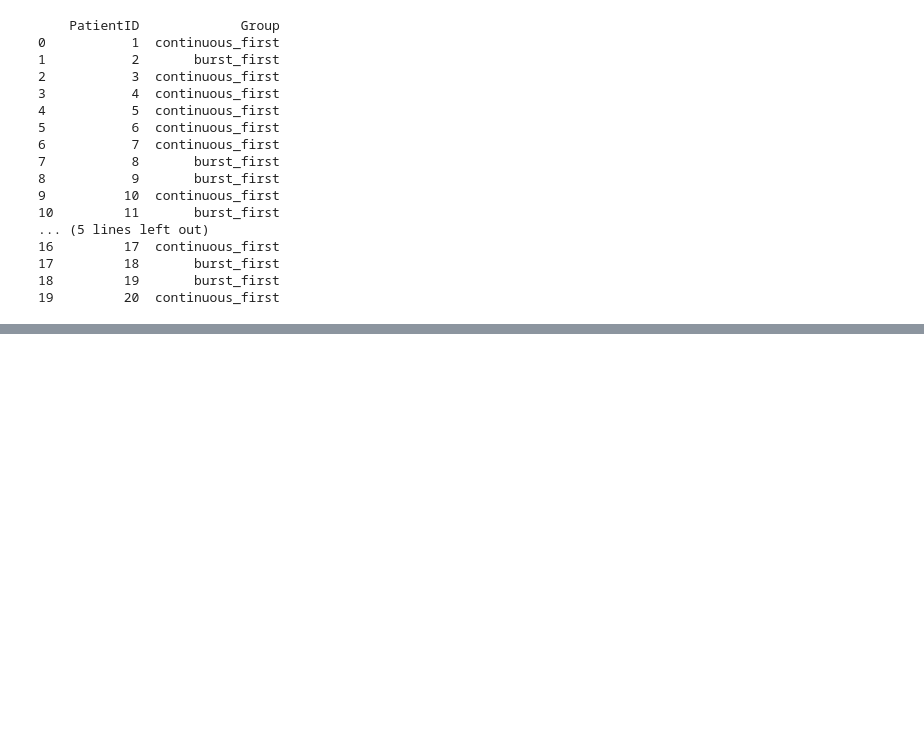
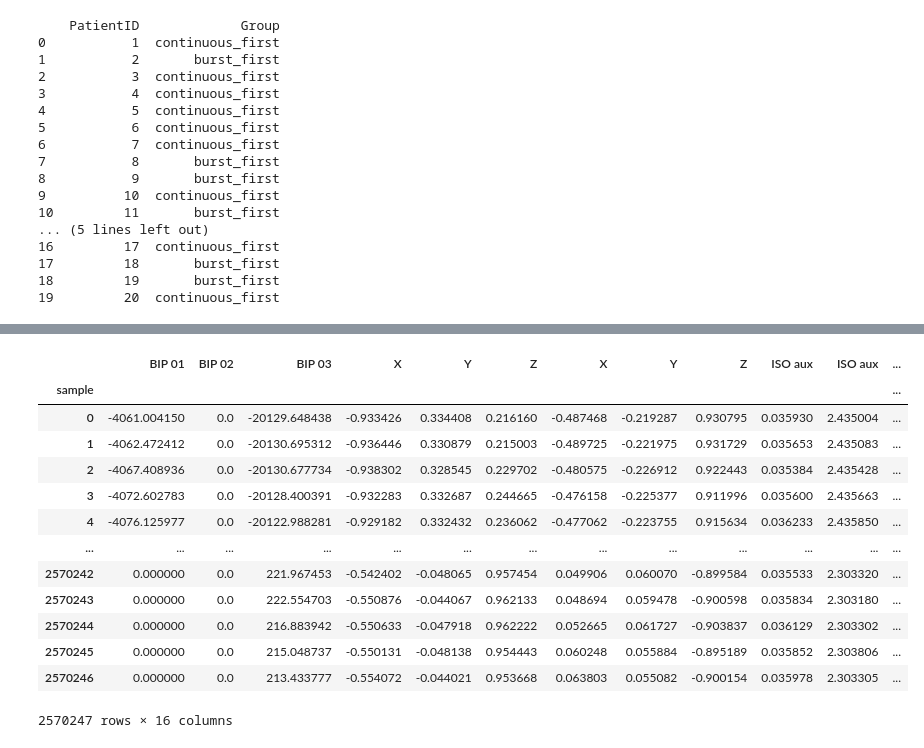
Before and after one commit to JKBehnke/patterned_DBS, a Jupyter notebook: notebooks/burst_dbs_helpers.ipynb, the cells around one changed output, grey strips where cells are left out. Cells and saved outputs as stored; diff of their text form; code cells hidden in the pictures; blank space fills up the shorter version.

```diff
--- a/notebooks/burst_dbs_helpers.ipynb
+++ b/notebooks/burst_dbs_helpers.ipynb
@@ -40,0 +149,8 @@ print(patients)
+# %%
+xdf_structured_data = xdf_structure.get_xdf_structure(
+    sub="084",
+    stimulation="burst_on",
+    medication="on",
+    task="updrs",
+    run="1",
+)
@@ -40,0 +175,6 @@ print(patients)
+# %%
+path = xdf_structured_data["xdf_path"]
+
+
+streams = XdfData(path).resolve_streams()
+streams
@@ -40,0 +186,2 @@ print(patients)
+# %%
+xdf = XdfData(path).load()
@@ -40,0 +200,17 @@ print(patients)
+# %%
+xdf.data(1)
+# %% [output]
+|  | BIP 01 | BIP 02 | BIP 03 | X | Y | Z | X | Y | Z | ISO aux | ISO aux | ... |
+| sample |  |  |  |  |  |  |  |  |  |  |  | ... |
+| 0 | -4061.004150 | 0.0 | -20129.648438 | -0.933426 | 0.334408 | 0.216160 | -0.487468 | -0.219287 | 0.930795 | 0.035930 | 2.435004 | ... |
+| 1 | -4062.472412 | 0.0 | -20130.695312 | -0.936446 | 0.330879 | 0.215003 | -0.489725 | -0.221975 | 0.931729 | 0.035653 | 2.435083 | ... |
+| 2 | -4067.408936 | 0.0 | -20130.677734 | -0.938302 | 0.328545 | 0.229702 | -0.480575 | -0.226912 | 0.922443 | 0.035384 | 2.435428 | ... |
+| 3 | -4072.602783 | 0.0 | -20128.400391 | -0.932283 | 0.332687 | 0.244665 | -0.476158 | -0.225377 | 0.911996 | 0.035600 | 2.435663 | ... |
+| 4 | -4076.125977 | 0.0 | -20122.988281 | -0.929182 | 0.332432 | 0.236062 | -0.477062 | -0.223755 | 0.915634 | 0.036233 | 2.435850 | ... |
+| ... | ... | ... | ... | ... | ... | ... | ... | ... | ... | ... | ... | ... |
+| 2570242 | 0.000000 | 0.0 | 221.967453 | -0.542402 | -0.048065 | 0.957454 | 0.049906 | 0.060070 | -0.899584 | 0.035533 | 2.303320 | ... |
+| 2570243 | 0.000000 | 0.0 | 222.554703 | -0.550876 | -0.044067 | 0.962133 | 0.048694 | 0.059478 | -0.900598 | 0.035834 | 2.303180 | ... |
+| 2570244 | 0.000000 | 0.0 | 216.883942 | -0.550633 | -0.047918 | 0.962222 | 0.052665 | 0.061727 | -0.903837 | 0.036129 | 2.303302 | ... |
+| 2570245 | 0.000000 | 0.0 | 215.048737 | -0.550131 | -0.048138 | 0.954443 | 0.060248 | 0.055884 | -0.895189 | 0.035852 | 2.303806 | ... |
+| 2570246 | 0.000000 | 0.0 | 213.433777 | -0.554072 | -0.044021 | 0.953668 | 0.063803 | 0.055082 | -0.900154 | 0.035978 | 2.303305 | ... |
+2570247 rows × 16 columns
```
Also changed, not shown: parts of 17 cells of this notebook, 10 other files.
